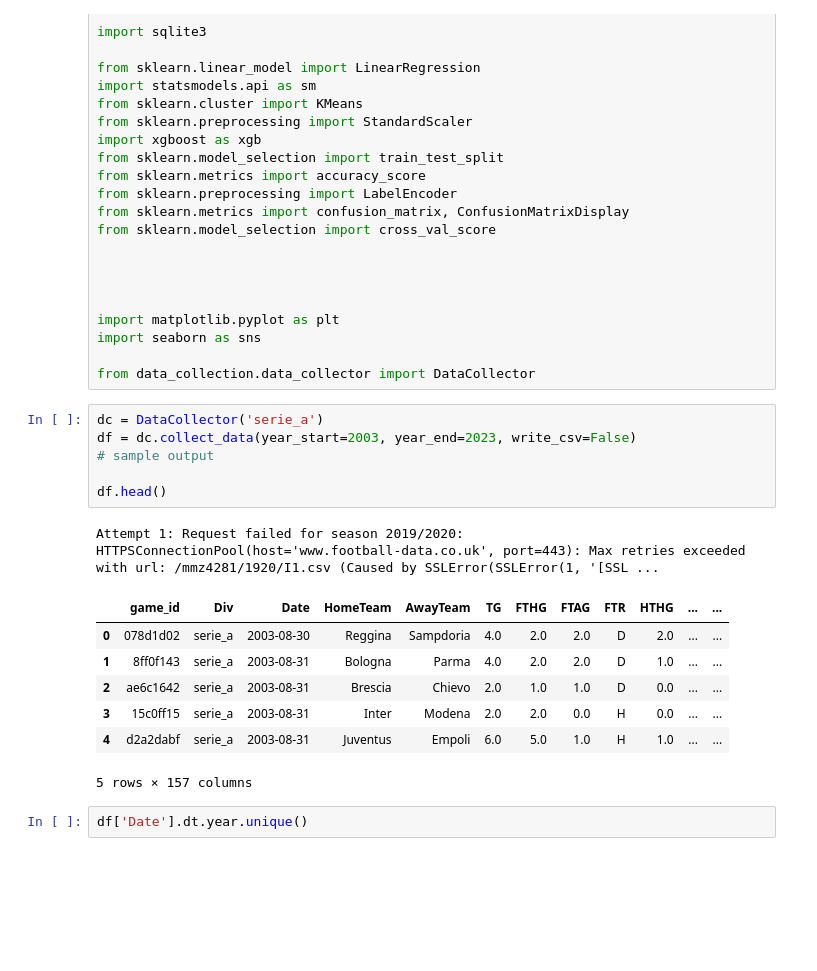
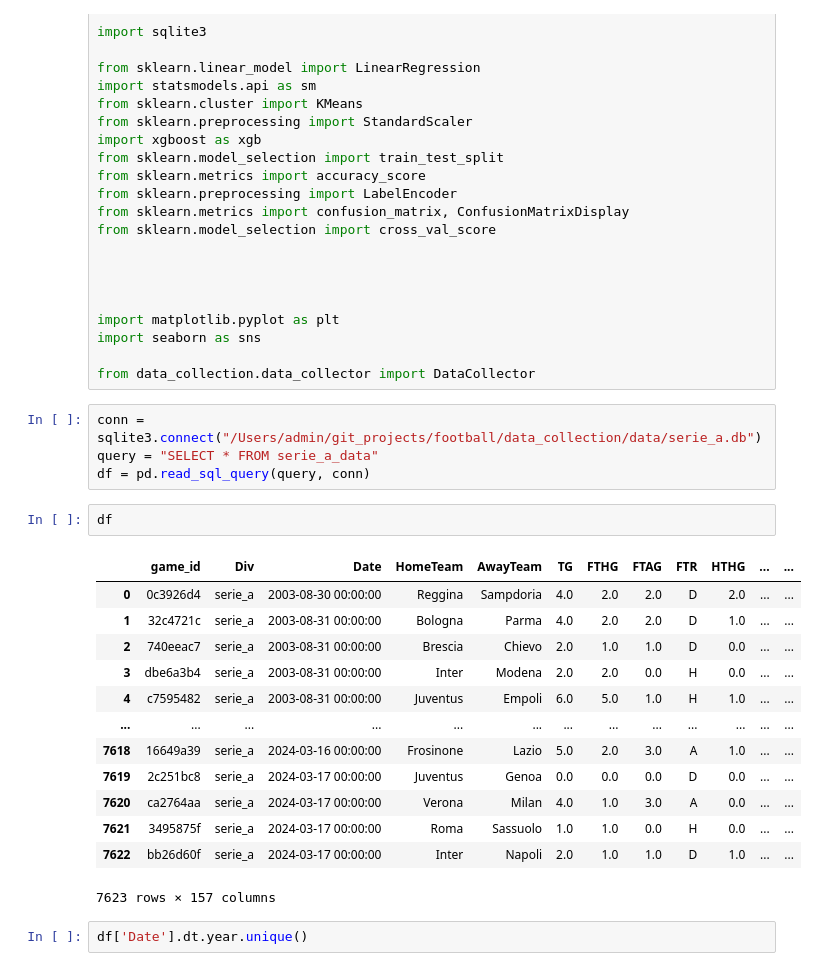
Before and after one commit to RomanTomz/football-analysis, a Jupyter notebook: notebooks/eda.ipynb, the cells around one changed output. Drawn from its saved outputs; the diff is of its cells as text; blank space fills up the shorter version.

```diff
--- a/notebooks/eda.ipynb
+++ b/notebooks/eda.ipynb
@@ -33,21 +33,26 @@ import matplotlib.pyplot as plt
 import seaborn as sns
 
 from data_collection.data_collector import DataCollector
-# %%
-dc = DataCollector('serie_a')
-df = dc.collect_data(year_start=2003, year_end=2023, write_csv=False)
-# sample output
-
-df.head()
-# %% [output]
-Attempt 1: Request failed for season 2019/2020: HTTPSConnectionPool(host='www.football-data.co.uk', port=443): Max retries exceeded with url: /mmz4281/1920/I1.csv (Caused by SSLError(SSLError(1, '[SSL ...
-|  | game_id | Div | Date | HomeTeam | AwayTeam | TG | FTHG | FTAG | FTR | HTHG | ... | ... |
-| 0 | 078d1d02 | serie_a | 2003-08-30 | Reggina | Sampdoria | 4.0 | 2.0 | 2.0 | D | 2.0 | ... | ... |
-| 1 | 8ff0f143 | serie_a | 2003-08-31 | Bologna | Parma | 4.0 | 2.0 | 2.0 | D | 1.0 | ... | ... |
-| 2 | ae6c1642 | serie_a | 2003-08-31 | Brescia | Chievo | 2.0 | 1.0 | 1.0 | D | 0.0 | ... | ... |
-| 3 | 15c0ff15 | serie_a | 2003-08-31 | Inter | Modena | 2.0 | 2.0 | 0.0 | H | 0.0 | ... | ... |
-| 4 | d2a2dabf | serie_a | 2003-08-31 | Juventus | Empoli | 6.0 | 5.0 | 1.0 | H | 1.0 | ... | ... |
-5 rows × 157 columns
+# %%
+conn = sqlite3.connect("/Users/admin/git_projects/football/data_collection/data/serie_a.db")
+query = "SELECT * FROM serie_a_data"
+df = pd.read_sql_query(query, conn)
+# %%
+df
+# %% [output]
+|  | game_id | Div | Date | HomeTeam | AwayTeam | TG | FTHG | FTAG | FTR | HTHG | ... | ... |
+| 0 | 0c3926d4 | serie_a | 2003-08-30 00:00:00 | Reggina | Sampdoria | 4.0 | 2.0 | 2.0 | D | 2.0 | ... | ... |
+| 1 | 32c4721c | serie_a | 2003-08-31 00:00:00 | Bologna | Parma | 4.0 | 2.0 | 2.0 | D | 1.0 | ... | ... |
+| 2 | 740eeac7 | serie_a | 2003-08-31 00:00:00 | Brescia | Chievo | 2.0 | 1.0 | 1.0 | D | 0.0 | ... | ... |
+| 3 | dbe6a3b4 | serie_a | 2003-08-31 00:00:00 | Inter | Modena | 2.0 | 2.0 | 0.0 | H | 0.0 | ... | ... |
+| 4 | c7595482 | serie_a | 2003-08-31 00:00:00 | Juventus | Empoli | 6.0 | 5.0 | 1.0 | H | 1.0 | ... | ... |
+| ... | ... | ... | ... | ... | ... | ... | ... | ... | ... | ... | ... | ... |
+| 7618 | 16649a39 | serie_a | 2024-03-16 00:00:00 | Frosinone | Lazio | 5.0 | 2.0 | 3.0 | A | 1.0 | ... | ... |
+| 7619 | 2c251bc8 | serie_a | 2024-03-17 00:00:00 | Juventus | Genoa | 0.0 | 0.0 | 0.0 | D | 0.0 | ... | ... |
+| 7620 | ca2764aa | serie_a | 2024-03-17 00:00:00 | Verona | Milan | 4.0 | 1.0 | 3.0 | A | 0.0 | ... | ... |
+| 7621 | 3495875f | serie_a | 2024-03-17 00:00:00 | Roma | Sassuolo | 1.0 | 1.0 | 0.0 | H | 0.0 | ... | ... |
+| 7622 | bb26d60f | serie_a | 2024-03-17 00:00:00 | Inter | Napoli | 2.0 | 1.0 | 1.0 | D | 1.0 | ... | ... |
+7623 rows × 157 columns
 # %%
 df['Date'].dt.year.unique()
 # %% [output]
```
Also changed, not shown: 2 other files.
